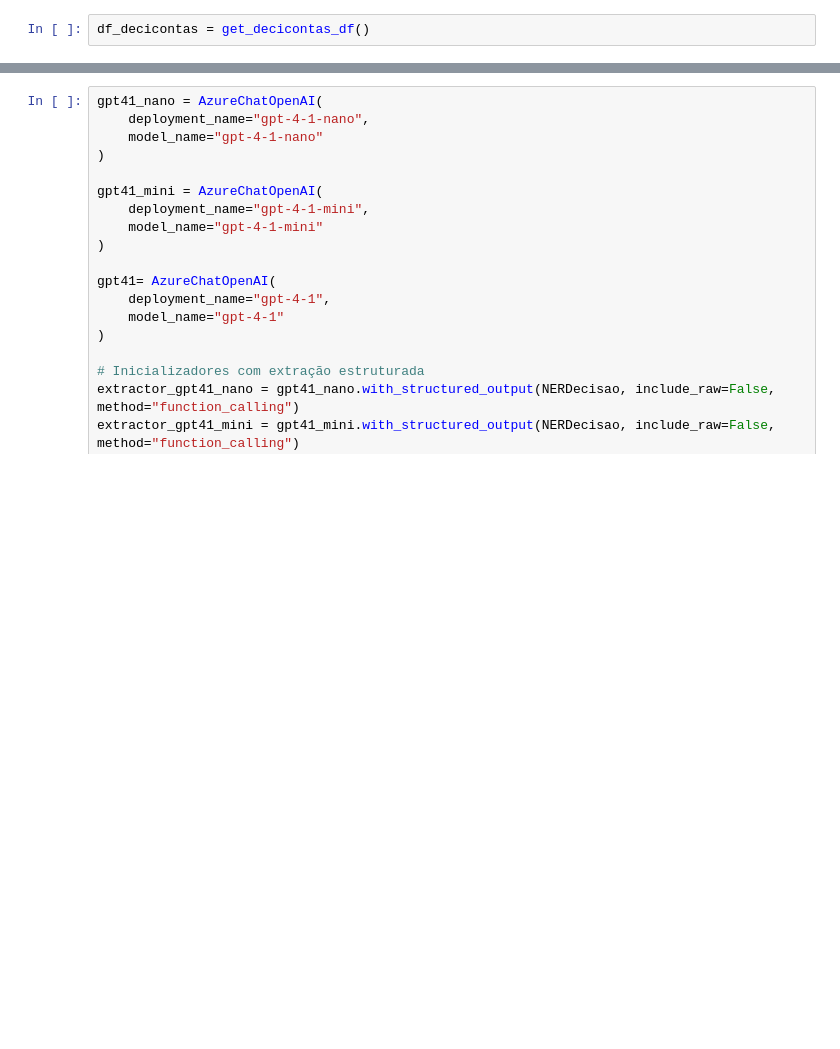
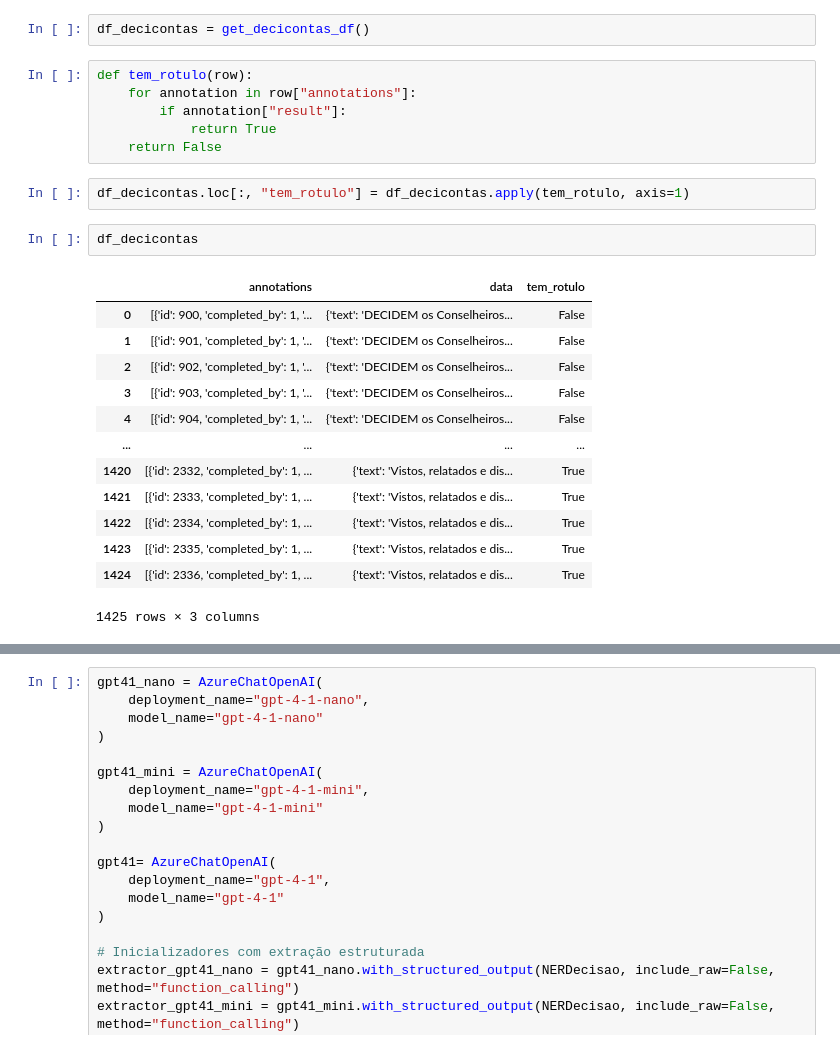
Before and after one commit to eduardoplima/decicontas.br, a Jupyter notebook: ner.ipynb, the cells around one changed output, grey strips where cells are left out. Saved outputs shown, nothing was run; the diff lists cells and outputs as text; blank space fills up the shorter version.

```diff
--- a/ner.ipynb
+++ b/ner.ipynb
@@ -45,3 +45,27 @@ Six Azure OpenAI models are instantiated for evaluation:
 Each model is configured with `with_structured_output` to ensure outputs conform to the predefined `NERDecisao` JSON schema. This enforces consistent formatting, allows automatic validation, and simplifies integration with downstream evaluation tools that rely on structured span-based comparisons.
 # %%
 df_decicontas = get_decicontas_df()
+# %%
+def tem_rotulo(row):
+    for annotation in row["annotations"]:
+        if annotation["result"]:
+            return True
+    return False
+# %%
+df_decicontas.loc[:, "tem_rotulo"] = df_decicontas.apply(tem_rotulo, axis=1)
+# %%
+df_decicontas
+# %% [output]
+|  | annotations | data | tem_rotulo |
+| 0 | [{'id': 900, 'completed_by': 1, '... | {'text': 'DECIDEM os Conselheiros... | False |
+| 1 | [{'id': 901, 'completed_by': 1, '... | {'text': 'DECIDEM os Conselheiros... | False |
+| 2 | [{'id': 902, 'completed_by': 1, '... | {'text': 'DECIDEM os Conselheiros... | False |
+| 3 | [{'id': 903, 'completed_by': 1, '... | {'text': 'DECIDEM os Conselheiros... | False |
+| 4 | [{'id': 904, 'completed_by': 1, '... | {'text': 'DECIDEM os Conselheiros... | False |
+| ... | ... | ... | ... |
+| 1420 | [{'id': 2332, 'completed_by': 1, ... | {'text': 'Vistos, relatados e dis... | True |
+| 1421 | [{'id': 2333, 'completed_by': 1, ... | {'text': 'Vistos, relatados e dis... | True |
+| 1422 | [{'id': 2334, 'completed_by': 1, ... | {'text': 'Vistos, relatados e dis... | True |
+| 1423 | [{'id': 2335, 'completed_by': 1, ... | {'text': 'Vistos, relatados e dis... | True |
+| 1424 | [{'id': 2336, 'completed_by': 1, ... | {'text': 'Vistos, relatados e dis... | True |
+1425 rows × 3 columns
```
Also changed, not shown: parts of 1 cell of this notebook, 9 other files.
